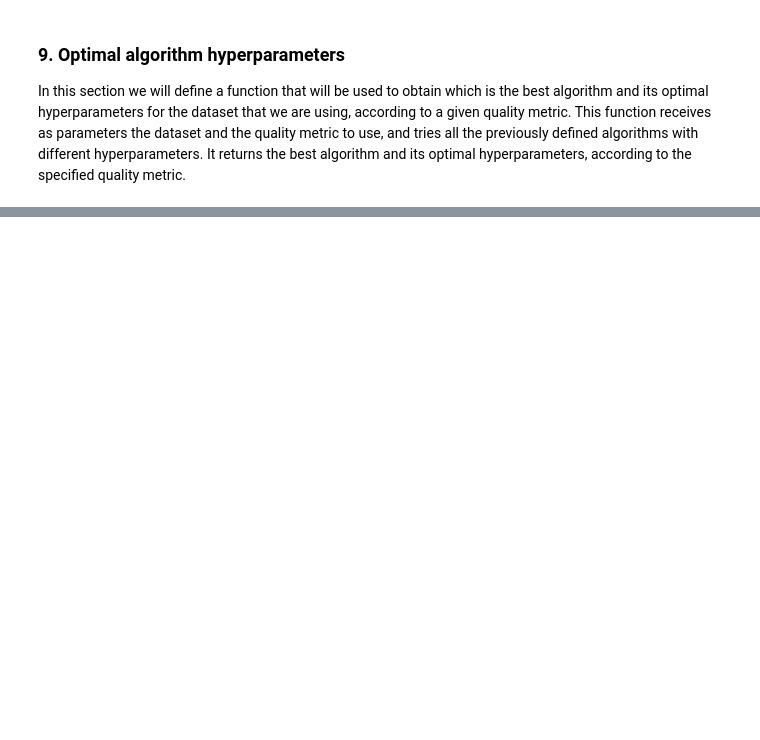
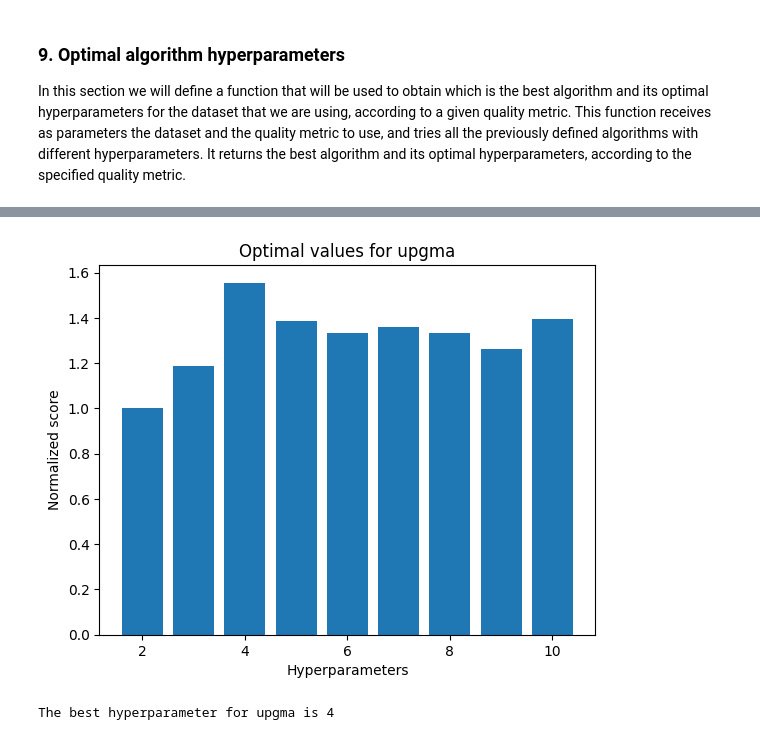
Before and after one commit to alvgonfri/clustering_algorithms, a Jupyter notebook: clustering_algorithms.ipynb, the cells around one changed output, grey strips where cells are left out. Drawn from its saved outputs; the diff is of its cells as text; code cells hidden in the pictures; blank space fills up the shorter version.

```diff
--- a/clustering_algorithms.ipynb
+++ b/clustering_algorithms.ipynb
@@ -761,0 +790,2 @@ def get_best_algorithm(data, metric):
+# %%
+scores= get_algorithm_scores(X)
@@ -761,0 +821,11 @@ def get_best_algorithm(data, metric):
+# %%
+def normalize_metrics(metric, score):
+    values = min_and_max_values(scores)
+    res =0
+    if metric == 'silhouette':
+        res = (score - values[0])/(values[1]-values[0])
+    elif metric == 'davies_bouldin':
+        res = (score - values[2])/(values[3]-values[2])
+    elif metric == 'calinski_harabasz':
+        res = (score - values[4])/(values[5]-values[4])
+    return res
@@ -761,0 +853,2 @@ def get_best_algorithm(data, metric):
+# %%
+dicc= get_optimal(X)
@@ -761,0 +867,26 @@ def get_best_algorithm(data, metric):
+# %%
+#Create a method that generate a bar plot with the results of the get_optimal(X) method
+def plot_optimal(dicc,alg):
+    algorithms = ['birch', 'dbscan','kmeans', 'mini_batch_kmeans', 'mean_shift', 'optics','spectral_clustering'
+    , 'mixture_of_gaussians', 'partition_around_medoids', 'upgma']
+    index = algorithms.index(alg)
+    labels = list(dicc[index].keys())
+    values = list(dicc[index].values())
+
+    plt.bar(labels, values)
+    plt.title('Optimal values for {}'.format(alg))
+    plt.xlabel('Hyperparameters')
+    plt.ylabel('Normalized score')
+    plt.show()
+    for key, val in dicc[index].items():
+        if val == max(dicc[index].values()):
+            res = key
+
+    '''HACE FALTA FORMATEAR LAS ETIQUETAS DE LOS QUE SON TUPLAS'''
+
+    print('The best hyperparameter for {} is {}'.format(alg, res))
+# %%
+plot_optimal(dicc,'upgma')
+# %% [output]
+[figure, added]
+The best hyperparameter for upgma is 4
```
Also changed, not shown: parts of 16 cells of this notebook.
